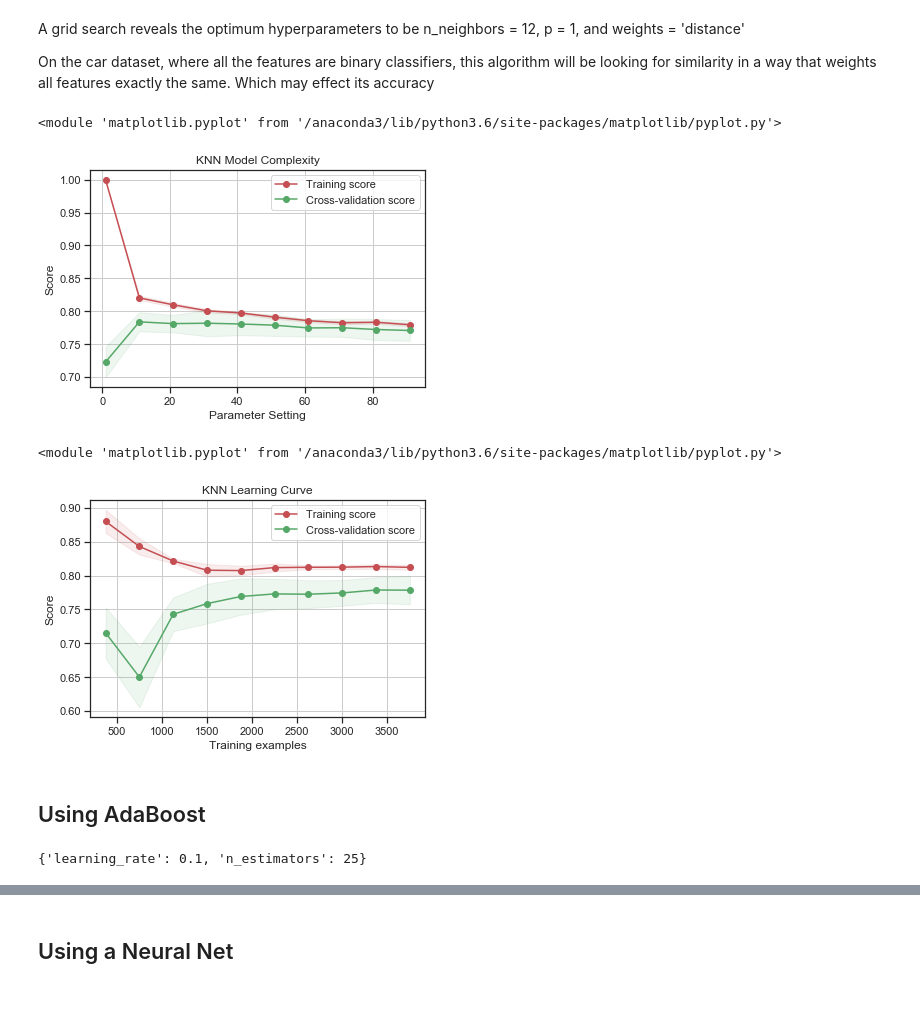
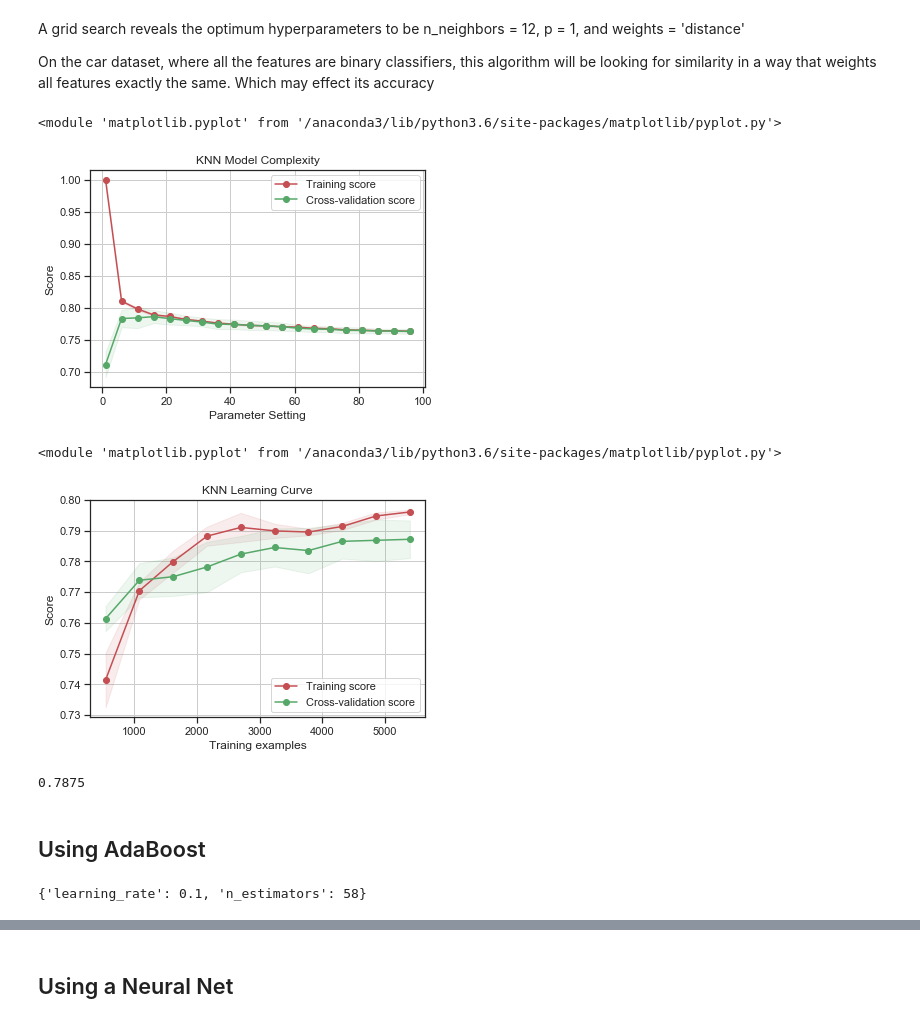
Before and after one commit to JonMcEntee/gatech, a Jupyter notebook: Machine Learning - Assignment 1.ipynb, the cells around one changed output, grey strips where cells are left out. Cells and saved outputs as stored; diff of their text form; code cells hidden in the pictures.

```diff
--- a/Machine Learning - Assignment 1.ipynb
+++ b/Machine Learning - Assignment 1.ipynb
@@ -270,18 +348,25 @@ A grid search reveals the optimum hyperparameters to be n_neighbors = 12, p = 1,
 On the car dataset, where all the features are binary classifiers, this algorithm will be looking for similarity in a way that weights all features exactly the same. Which may effect its accuracy
 # %%
 clf = KNeighborsClassifier(p=2)
-plot_validation_curve(estimator=clf, title="KNN Model Complexity", X=X_train, y=y_train, param_name='n_neighbors',
-                      param_range=range(1, 100, 10), cv=10)
+plot_validation_curve(estimator=clf, title="KNN Model Complexity",
+                      X=X_train, y=y_train, param_name='n_neighbors',
+                      param_range=range(1, 100, 5), cv=10)
 # %% [output]
 <module 'matplotlib.pyplot' from '/anaconda3/lib/python3.6/site-packages/matplotlib/pyplot.py'>
-[figure, old version]
+[figure, new version]
 # %%
 # the built in learning curve
-clf = KNeighborsClassifier(p=2, n_neighbors=15)
+clf = KNeighborsClassifier(p=2, n_neighbors=12)
 plot_learning_curve(estimator=clf, title="KNN Learning Curve", X=X, y=y, cv=10)
 # %% [output]
 <module 'matplotlib.pyplot' from '/anaconda3/lib/python3.6/site-packages/matplotlib/pyplot.py'>
-[figure, old version]
+[figure, new version]
+# %%
+clf = KNeighborsClassifier(p=2, n_neighbors=12)
+clf.fit(X_train, y_train)
+clf.score(X_test, y_test)
+# %% [output]
+0.7875
 # %% [markdown]
 ## Using AdaBoost
 # %%
@@ -290,10 +375,10 @@ parameters = {
     'learning_rate' : [10**x for x in range(-1, 2)],
 }
 
-ada_booster = AdaBoostClassifier(DecisionTreeClassifier(max_depth=4, min_samples_split=70))
+ada_booster = AdaBoostClassifier(DecisionTreeClassifier(max_depth=9, min_samples_split=220))
 clf = GridSearchCV(ada_booster, parameters, cv=10, n_jobs=-1)
 clf.fit(X_train, y_train)
 clf.best_params_
 # %% [output]
-{'learning_rate': 0.1, 'n_estimators': 25}
+{'learning_rate': 0.1, 'n_estimators': 58}
 # %%
```
Also changed, not shown: parts of 24 cells of this notebook, 1 other file.
